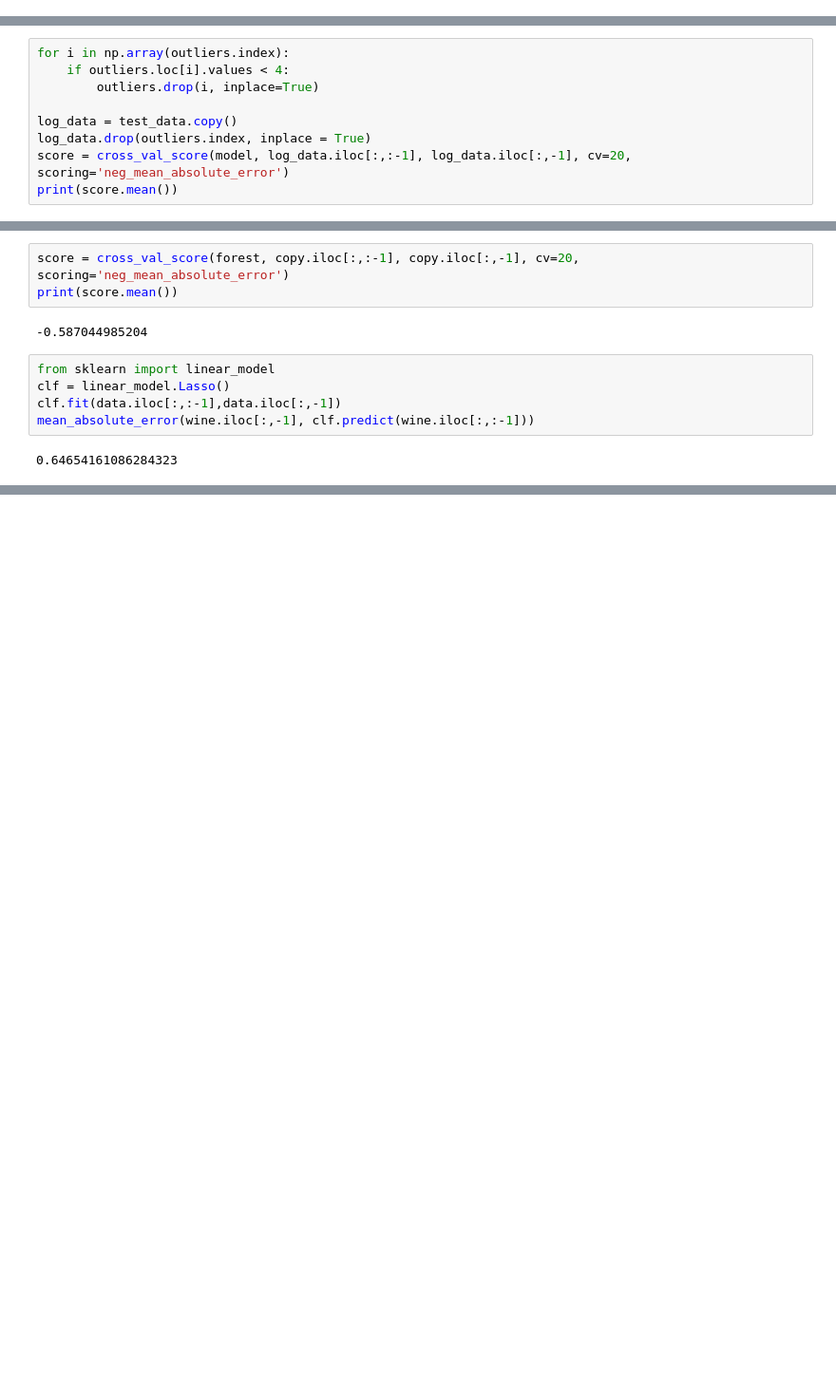
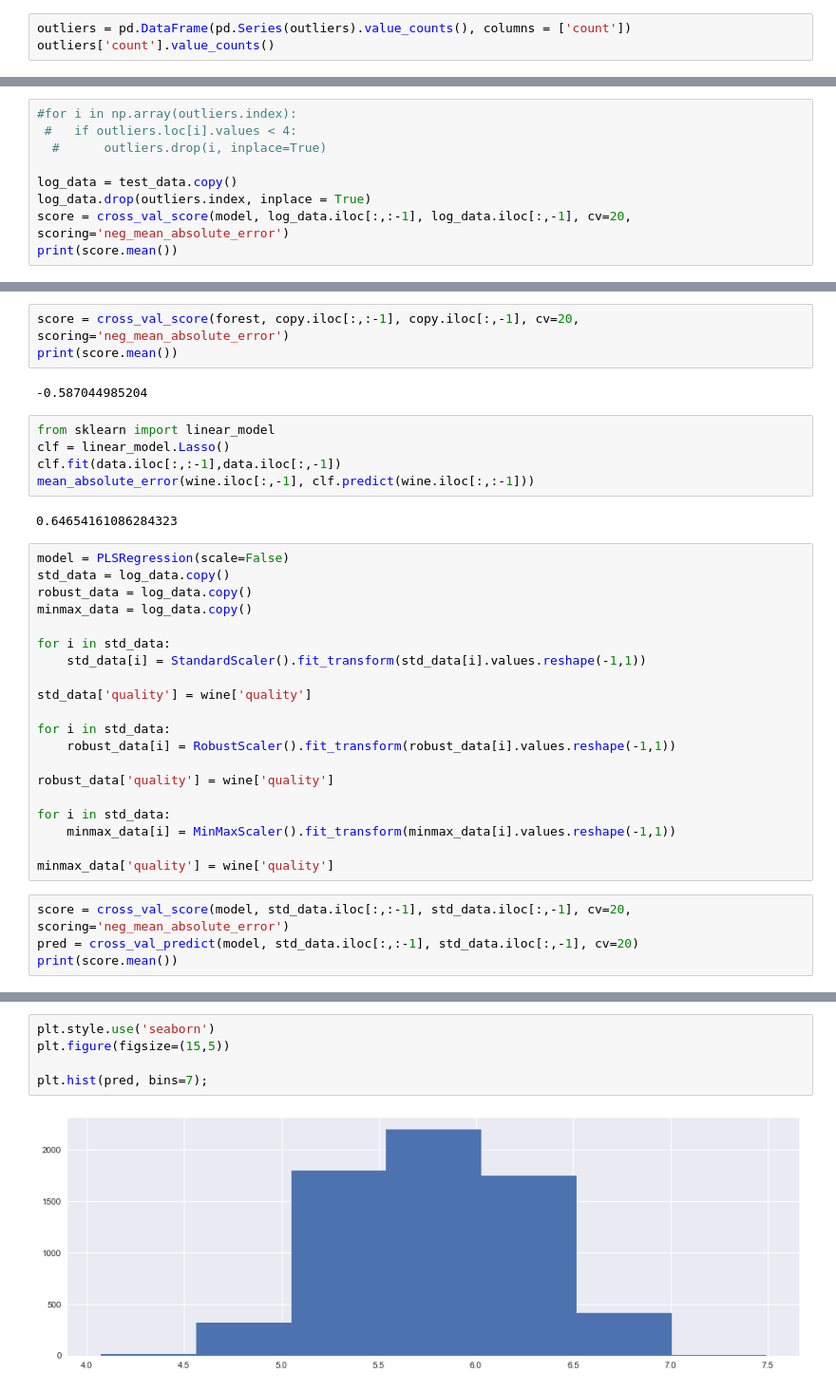
Before and after one commit to vincenttchang90/ML_wine, a Jupyter notebook: wine4.ipynb, the cells around one changed output, grey strips where cells are left out. Shown at 95% size. Drawn from its saved outputs; the diff is of its cells as text; blank space fills up the shorter version.

```diff
--- a/wine4.ipynb
+++ b/wine4.ipynb
@@ -183,0 +184,3 @@ Name: count, dtype: int64
+# %%
+outliers = pd.DataFrame(pd.Series(outliers).value_counts(), columns = ['count'])
+outliers['count'].value_counts()
@@ -184,7 +190,7 @@ Name: count, dtype: int64
 # %%
-for i in np.array(outliers.index):
-    if outliers.loc[i].values < 4:
-        outliers.drop(i, inplace=True)
+#for i in np.array(outliers.index):
+ #   if outliers.loc[i].values < 4:
+  #      outliers.drop(i, inplace=True)
 
 log_data = test_data.copy()
 log_data.drop(outliers.index, inplace = True)
@@ -397,3 +403,27 @@ clf.fit(data.iloc[:,:-1],data.iloc[:,-1])
 mean_absolute_error(wine.iloc[:,-1], clf.predict(wine.iloc[:,:-1]))
 # %% [output]
 0.64654161086284323
+# %%
+model = PLSRegression(scale=False)
+std_data = log_data.copy()
+robust_data = log_data.copy()
+minmax_data = log_data.copy()
+
+for i in std_data:
+    std_data[i] = StandardScaler().fit_transform(std_data[i].values.reshape(-1,1))
+
+std_data['quality'] = wine['quality']
+
+for i in std_data:
+    robust_data[i] = RobustScaler().fit_transform(robust_data[i].values.reshape(-1,1))
+
+robust_data['quality'] = wine['quality']
+
+for i in std_data:
+    minmax_data[i] = MinMaxScaler().fit_transform(minmax_data[i].values.reshape(-1,1))
+
+minmax_data['quality'] = wine['quality']
+# %%
+score = cross_val_score(model, std_data.iloc[:,:-1], std_data.iloc[:,-1], cv=20, scoring='neg_mean_absolute_error')
+pred = cross_val_predict(model, std_data.iloc[:,:-1], std_data.iloc[:,-1], cv=20)
+print(score.mean())
@@ -399,0 +452,7 @@ mean_absolute_error(wine.iloc[:,-1], clf.predict(wine.iloc[:,:-1]))
+# %%
+plt.style.use('seaborn')
+plt.figure(figsize=(15,5))
+
+plt.hist(pred, bins=7);
+# %% [output]
+[figure, added]
```
Also changed, not shown: parts of 112 cells of this notebook, 5 other files.
